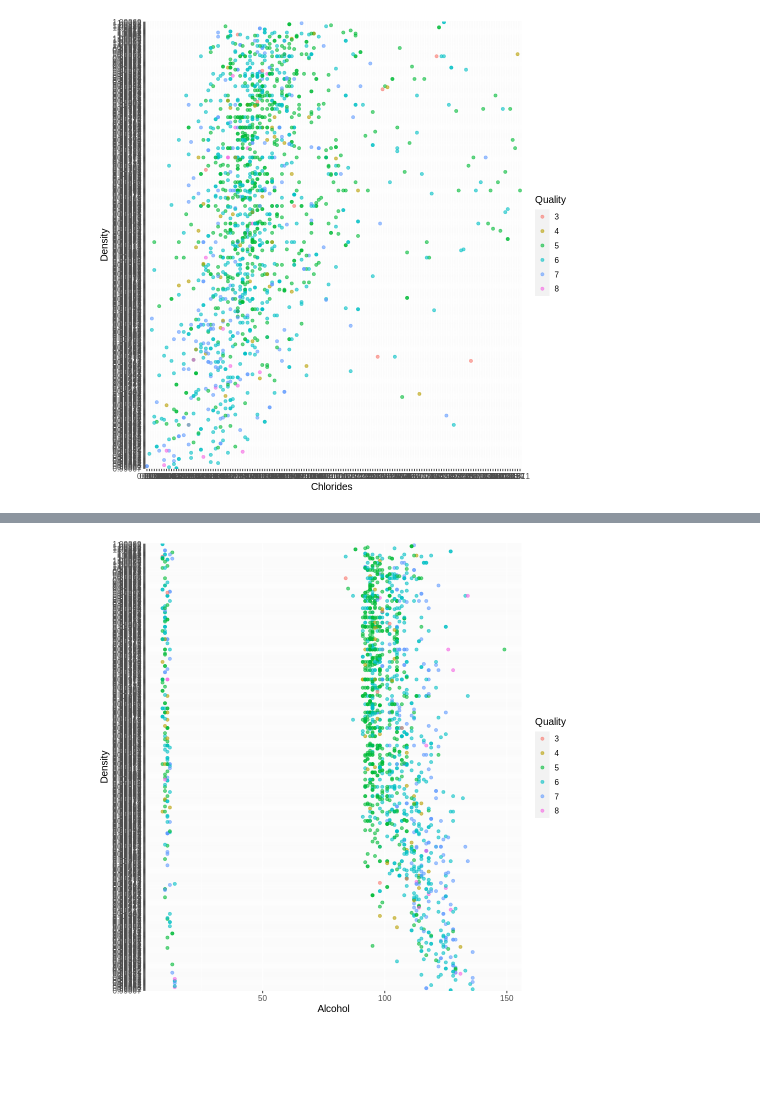
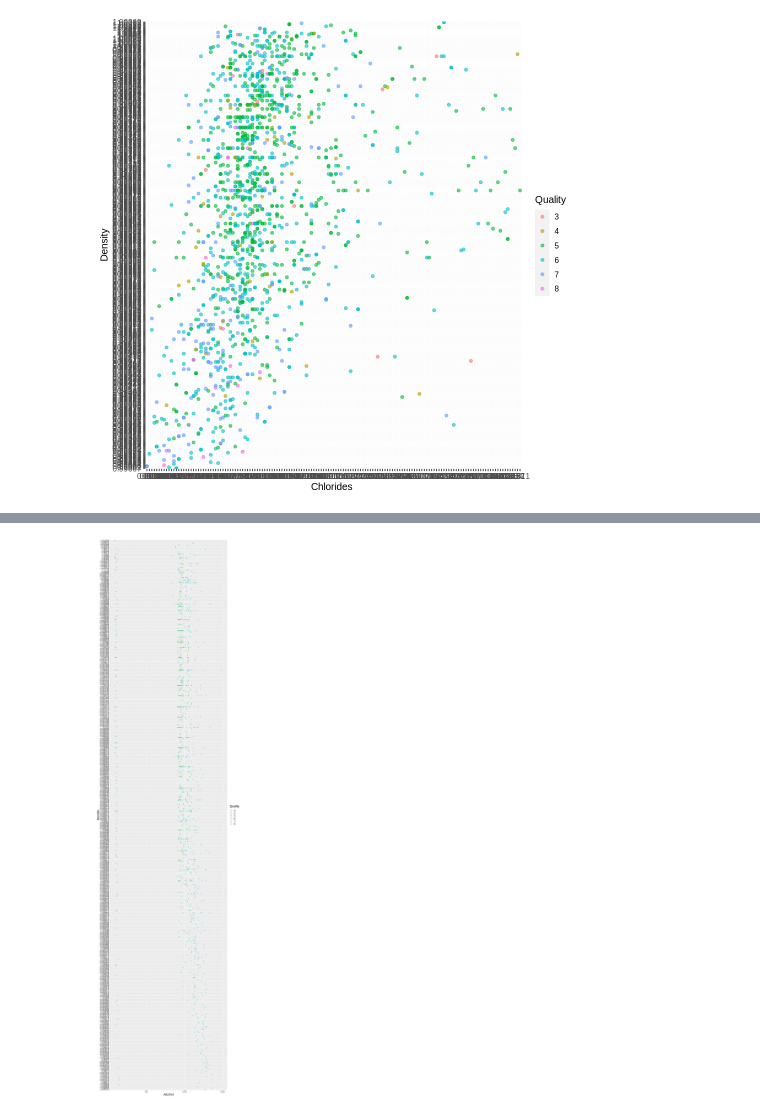
Before and after one commit to choialice707/DSCI-100-Group56-Proj, a Jupyter notebook: Project_proposal.ipynb, the cells around one changed output, grey strips where cells are left out. Saved outputs shown, nothing was run; the diff lists cells and outputs as text; code cells hidden in the pictures; blank space fills up the shorter version.

```diff
--- a/Project_proposal.ipynb
+++ b/Project_proposal.ipynb
@@ -100,15 +100,15 @@ wine_plot3
 # %%
-options(repr.plot.width = 8, repr.plot.height = 8)
+options(repr.plot.width = 13, repr.plot.height = 50)
 
 wine_plot4 <- wine_quality_filtered |>
   ggplot(aes(x = alcohol, y = density, color = quality)) +
   geom_point(alpha = 0.6) +
   labs(x = "Alcohol",
        y = "Density",
        color = "Quality") +
-  theme(text = element_text(size = 12))
+  theme(text = element_text(size = 20))
 
 wine_plot4
 # %% [output]
-[figure, old version]
+[figure, new version]
 # %%
```
Also changed, not shown: parts of 4 cells of this notebook.
